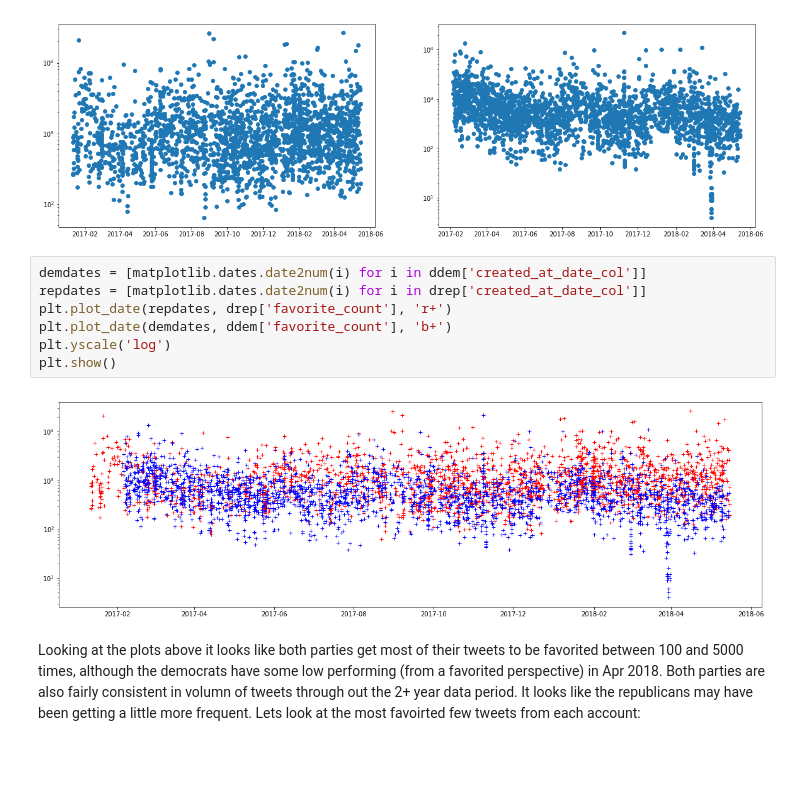
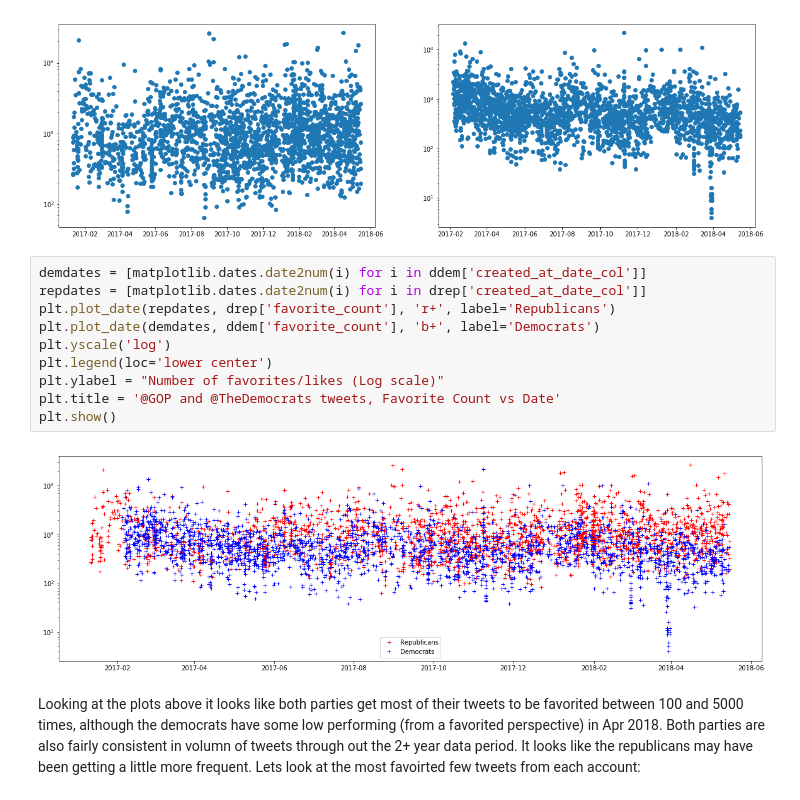
Before and after one commit to alsnkline/TwitterExploration, a Jupyter notebook: Twitter Exploration.ipynb, the cells around one changed output. Saved outputs shown, nothing was run; the diff lists cells and outputs as text; blank space fills up the shorter version.

```diff
--- a/Twitter Exploration.ipynb
+++ b/Twitter Exploration.ipynb
@@ -341,12 +341,15 @@ plt.show()
 # %%
 demdates = [matplotlib.dates.date2num(i) for i in ddem['created_at_date_col']]
 repdates = [matplotlib.dates.date2num(i) for i in drep['created_at_date_col']]
-plt.plot_date(repdates, drep['favorite_count'], 'r+')
-plt.plot_date(demdates, ddem['favorite_count'], 'b+')
+plt.plot_date(repdates, drep['favorite_count'], 'r+', label='Republicans')
+plt.plot_date(demdates, ddem['favorite_count'], 'b+', label='Democrats')
 plt.yscale('log')
+plt.legend(loc='lower center')
+plt.ylabel = "Number of favorites/likes (Log scale)"
+plt.title = '@GOP and @TheDemocrats tweets, Favorite Count vs Date'
 plt.show()
 # %% [output]
-[figure, old version]
+[figure, new version]
 # %% [markdown]
 Looking at the plots above it looks like both parties get most of their tweets to be favorited between 100 and 5000 times, although the democrats have some low performing (from a favorited perspective) in Apr 2018. Both parties are also fairly consistent in volumn of tweets through out the 2+ year data period. It looks like the republicans may have been getting a little more frequent. Lets look at the most favoirted few tweets from each account:
 # %%
```
Also changed, not shown: parts of 6 cells of this notebook.
